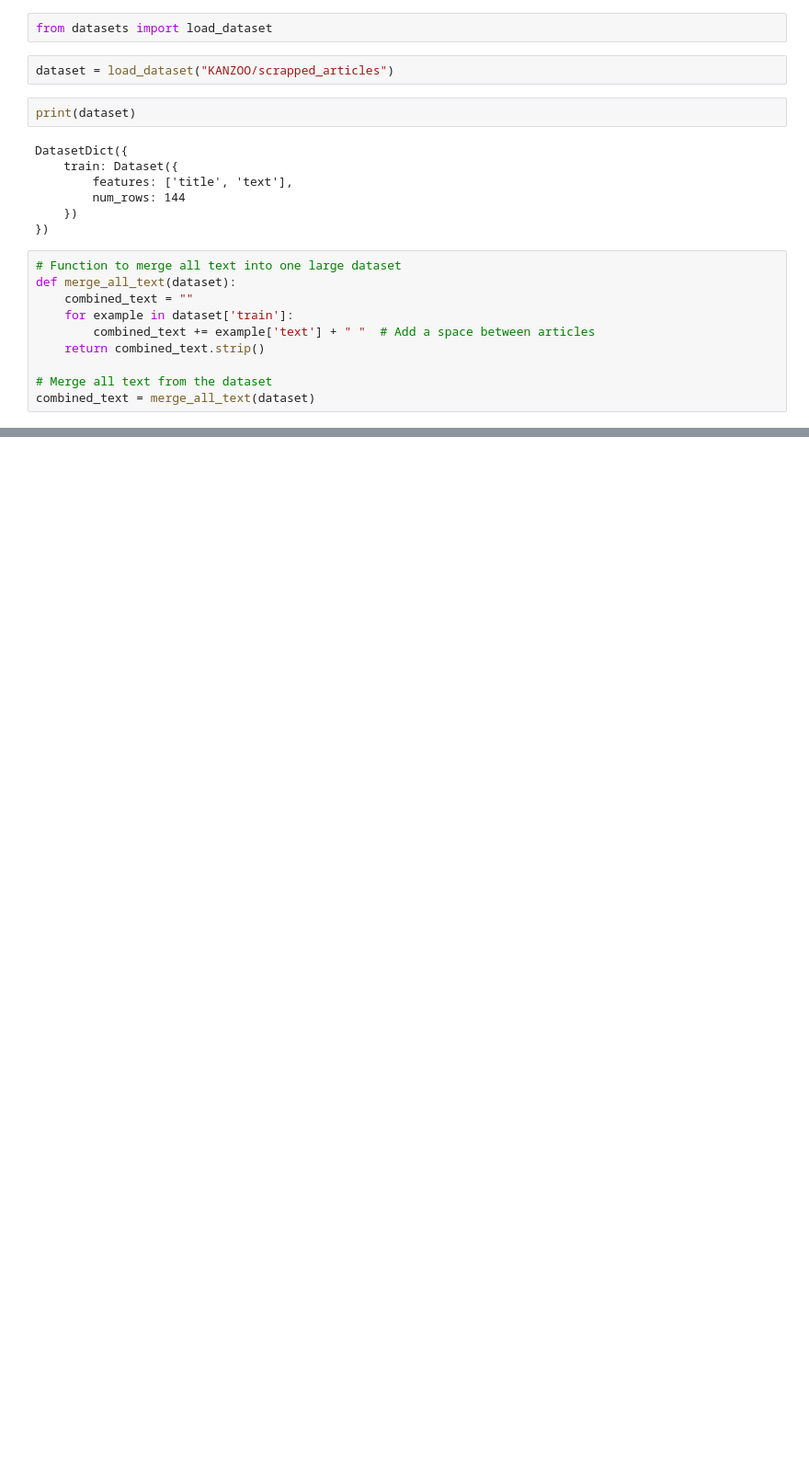
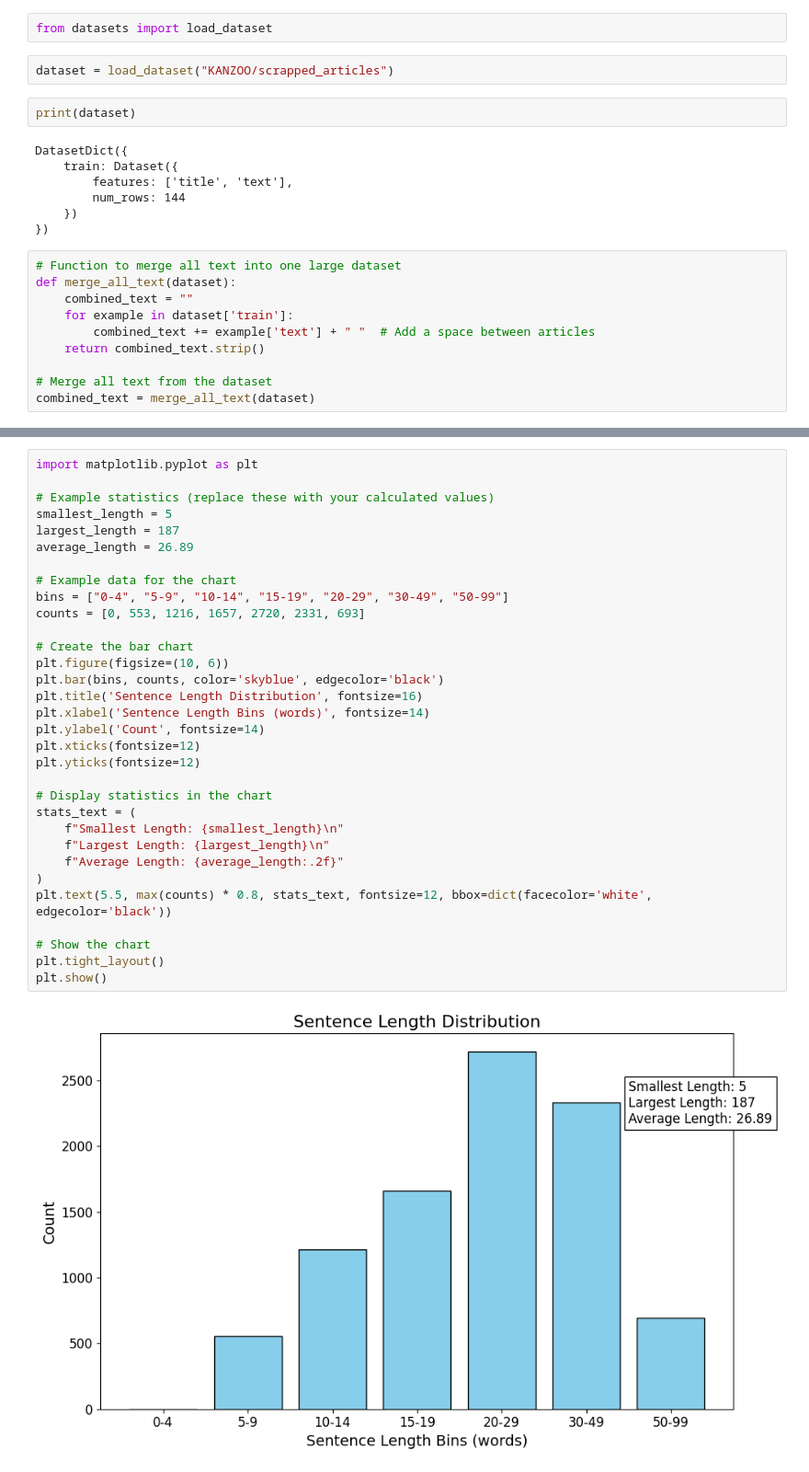
Before and after one commit to KanzaNasim/SBD_urdu, a Jupyter notebook: FutherCleaningTheData.ipynb, the cells around one changed output, grey strips where cells are left out. Shown: that part at 92% size. Saved outputs shown, nothing was run; the diff lists cells and outputs as text; blank space fills up the shorter version.

Commit message:
# wanted to find out sentence length distribution

```diff
--- a/FutherCleaningTheData.ipynb
+++ b/FutherCleaningTheData.ipynb
@@ -163,0 +201,34 @@ Total number of sentences with 4 or fewer words: 11
+# %%
+import matplotlib.pyplot as plt
+
+# Example statistics (replace these with your calculated values)
+smallest_length = 5
+largest_length = 187
+average_length = 26.89
+
+# Example data for the chart
+bins = ["0-4", "5-9", "10-14", "15-19", "20-29", "30-49", "50-99"]
+counts = [0, 553, 1216, 1657, 2720, 2331, 693]
+
+# Create the bar chart
+plt.figure(figsize=(10, 6))
+plt.bar(bins, counts, color='skyblue', edgecolor='black')
+plt.title('Sentence Length Distribution', fontsize=16)
+plt.xlabel('Sentence Length Bins (words)', fontsize=14)
+plt.ylabel('Count', fontsize=14)
+plt.xticks(fontsize=12)
+plt.yticks(fontsize=12)
+
+# Display statistics in the chart
+stats_text = (
+    f"Smallest Length: {smallest_length}\n"
+    f"Largest Length: {largest_length}\n"
+    f"Average Length: {average_length:.2f}"
+)
+plt.text(5.5, max(counts) * 0.8, stats_text, fontsize=12, bbox=dict(facecolor='white', edgecolor='black'))
+
+# Show the chart
+plt.tight_layout()
+plt.show()
+# %% [output]
+[figure, added]
```
Also changed, not shown: parts of 16 cells of this notebook.
